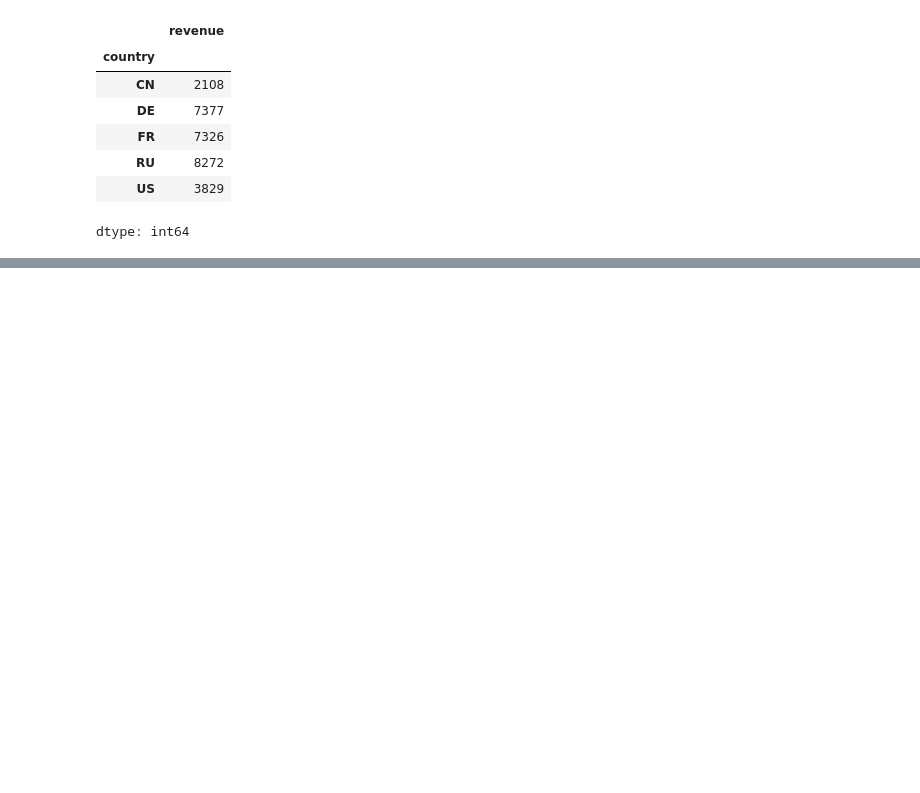
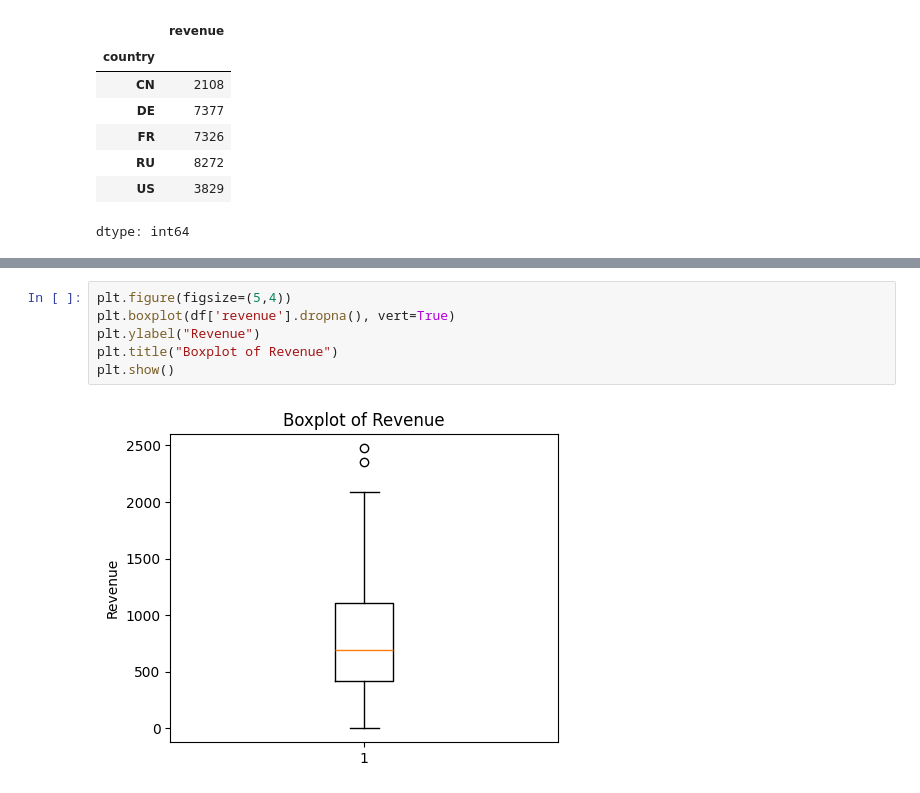
Before and after one commit to ermakinho/a-ermakov, a Jupyter notebook: homeworks/HW02/HW02.ipynb, the cells around one changed output, grey strips where cells are left out. Drawn from its saved outputs; the diff is of its cells as text; blank space fills up the shorter version.

```diff
--- a/homeworks/HW02/HW02.ipynb.ipynb
+++ b/homeworks/HW02/HW02.ipynb
@@ -254,0 +266,8 @@ dtype: int64
+# %%
+plt.figure(figsize=(5,4))
+plt.boxplot(df['revenue'].dropna(), vert=True)
+plt.ylabel("Revenue")
+plt.title("Boxplot of Revenue")
+plt.show()
+# %% [output]
+[figure, added]
```
Also changed, not shown: parts of 3 cells of this notebook, 2 other files.
